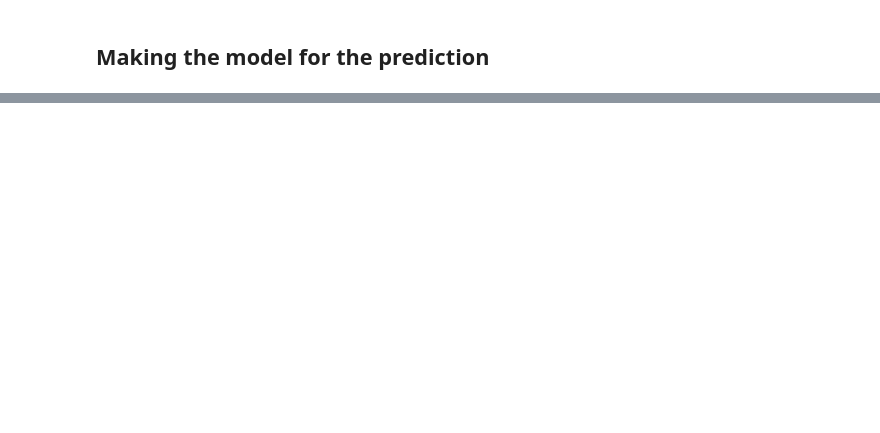
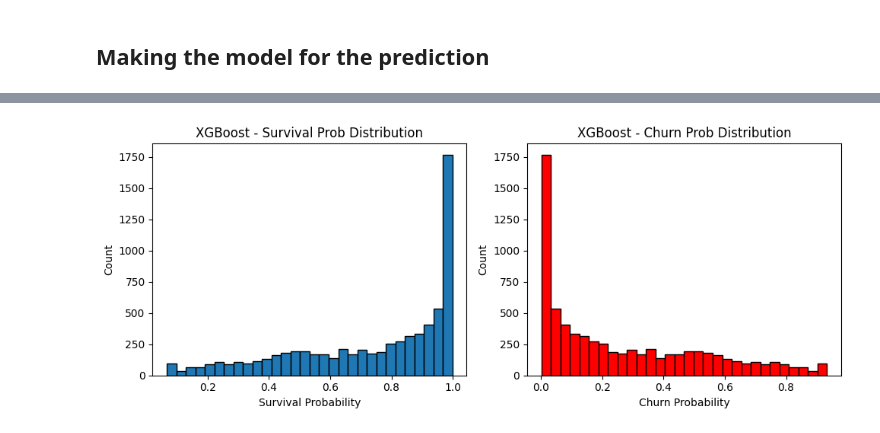
Before and after one commit to ahmadhaseeb2489-beep/LTV-lifetime-costumer-value, a Jupyter notebook: data/ltv.ipynb, the cells around one changed output, grey strips where cells are left out. Cells and saved outputs as stored; diff of their text form; code cells hidden in the pictures; blank space fills up the shorter version.

```diff
--- a/data/ltv.ipynb
+++ b/data/ltv.ipynb
@@ -194,0 +182,89 @@ Top 10 customer by estimated_LTV
+# %%
+from xgboost import XGBClassifier
+xgb_model = XGBClassifier(
+    n_estimators=100,
+    random_state=42,
+    learning_rate=0.1,
+    max_depth=6,
+    subsample=0.8,
+    )
+xgb_model.fit(X_train, y_train)
+y_pred = xgb_model.predict(X_test)
+xgb_accuracy = accuracy_score(y_test, y_pred)
+print (f'The accuracy of the XGBoost model is {xgb_accuracy: .2%}')
+
+#getting probabilities
+df['predicted_churn_prob3'] = xgb_model.predict_proba(X)[: , 1]
+df['servival_prob3'] = 1 - df['predicted_churn_prob3']
+
+#print the 100% servival
+print (f'The 100% servival customer are : {len(df[df["servival_prob3"] == 1.00])}')
+#the accuracy of the model is good
+print ('The accuracy of the model is 80% which is good from ohte model ')
+# re calculating the LTV
+df['realistic_LTV3'] = df.apply(
+    lambda row : calculate_realistic_ltv(row['MonthlyCharges'], row['predicted_churn_prob3']), axis= 1
+)
+print (' top 10 customers (XGboost): ')
+print (df[['customerID', 'MonthlyCharges', 'servival_prob3', "realistic_LTV3"]]
+    .sort_values('realistic_LTV3', ascending = False  ).head(10))
+
+print ('The LTV is incorrect in the xgboost ')
+print ('applying the new formula because each monthly payment should be discounted separatly ')
+
+def final_ltv(monthly, survival_prob, max_months=30):
+    # Convert to monthly churn
+    churn_rate = 1 - survival_prob
+    churn_rate = max(churn_rate, 0.01)  # Min 1% churn
+
+    # Lifetime in months
+    lifetime = min(1 / churn_rate, max_months)
+
+    # 10% annual discount = 0.83% monthly
+    discount_rate = 0.0083
+
+    # Sum discounted future payments
+    ltv = 0
+    for month in range(1, int(lifetime) + 1):
+        discounted = monthly / ((1 + discount_rate) ** month)
+        ltv += discounted
+
+    return round(ltv, 2)
+
+df['final_LTV'] = df.apply(
+    lambda row: final_ltv(row['MonthlyCharges'], row['servival_prob3']),
+    axis=1
+)
+print (' top 10 customers (XGboost): ')
+print (df[['customerID', 'MonthlyCharges', 'servival_prob3', "final_LTV"]]
+    .sort_values('final_LTV', ascending = False  ).head(10))
+
+print(f"\nLTV Statistics:")
+print(f"Average LTV: ${df['final_LTV'].mean():.2f}")
+print(f"Max LTV: ${df['final_LTV'].max():.2f}")
+print(f"Min LTV: ${df['final_LTV'].min():.2f}")
+
+# XGBoost Visualization
+# Probability Distribution
+plt.figure(figsize=(10,4))
+
+plt.subplot(1,2,1)
+plt.hist(df['servival_prob3'], bins=30, edgecolor='black')
+plt.xlabel('Survival Probability')
+plt.ylabel('Count')
+plt.title('XGBoost - Survival Prob Distribution')
+
+plt.subplot(1,2,2)
+plt.hist(df['predicted_churn_prob3'], bins=30, edgecolor='black', color='red')
+plt.xlabel('Churn Probability')
+plt.ylabel('Count')
+plt.title('XGBoost - Churn Prob Distribution')
+
+plt.tight_layout()
+plt.show()
+
+# 2. Model Results
+print(f"\nXGBoost Results:")
+print(f"Accuracy: {xgb_accuracy:.1%}")
+print(f"Unique probabilities: {df['servival_prob3'].nunique()}")
+# %% [output]
@@ -194,0 +288 @@ Top 10 customer by estimated_LTV
+[figure, added]
```
Also changed, not shown: parts of 8 cells of this notebook, 2 other files.
